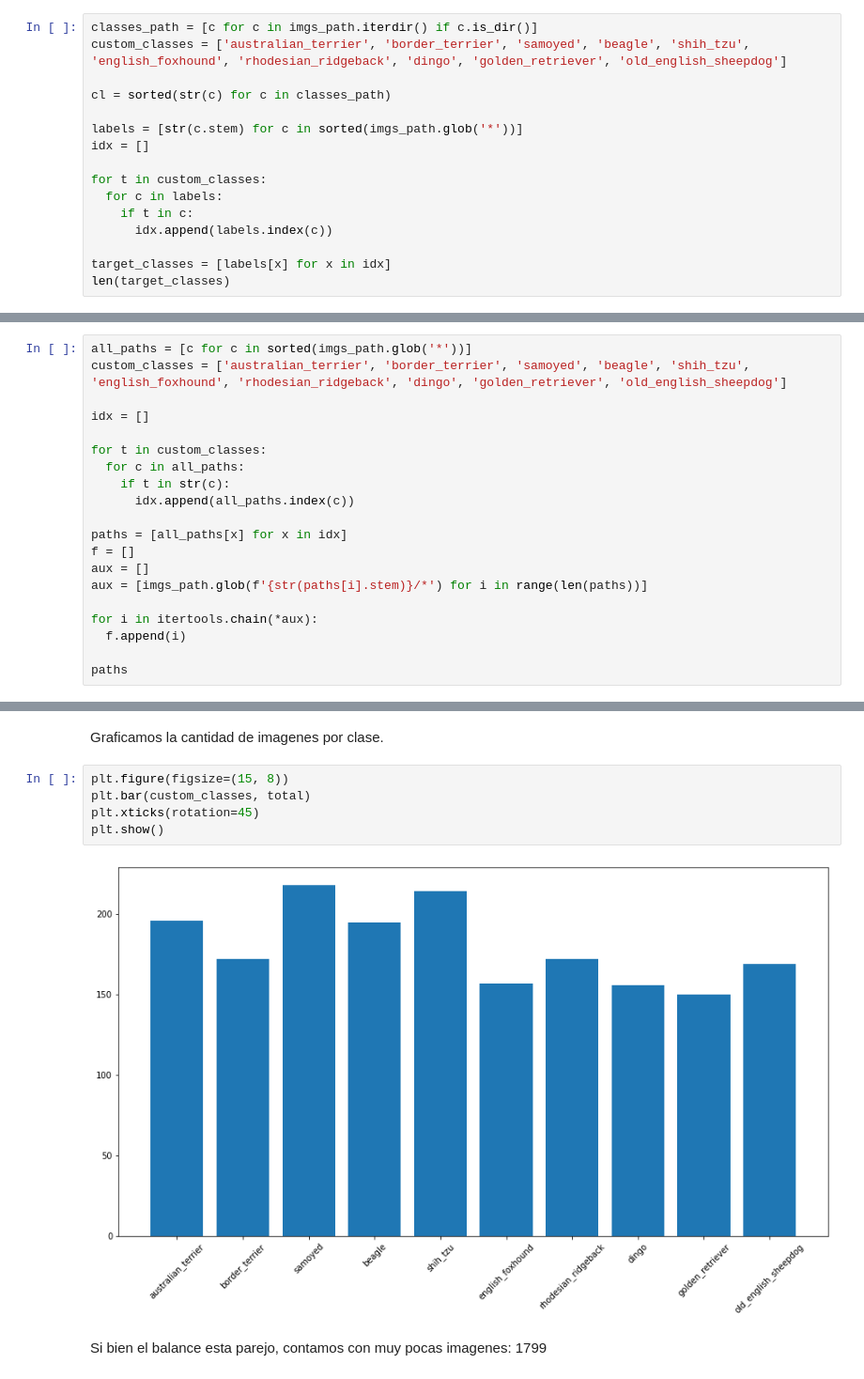
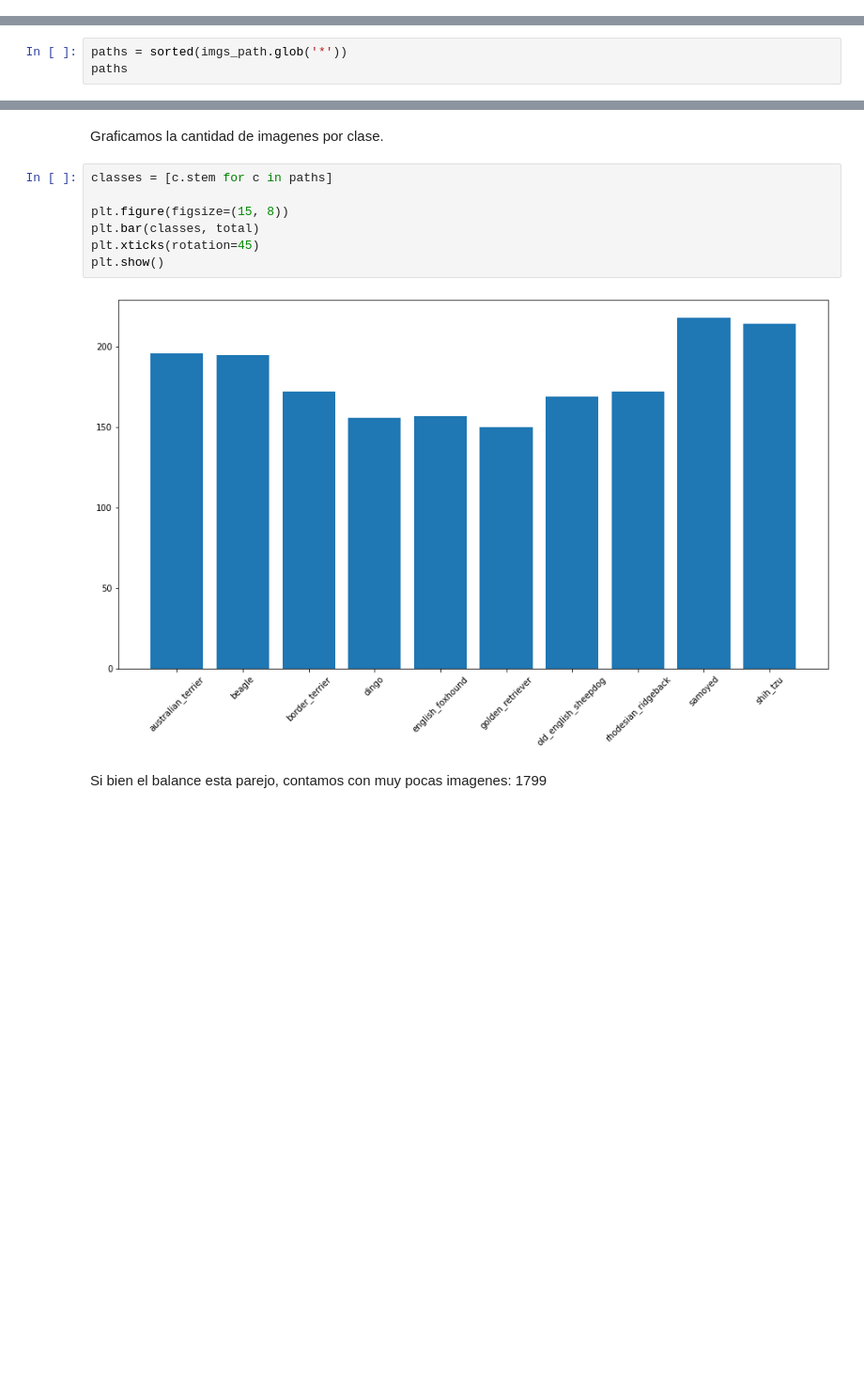
Before and after one commit to tomiambro/pytorch_end_to_end, a Jupyter notebook: pytorch_ex.ipynb, the cells around one changed output, grey strips where cells are left out. Shown at 94% size. Cells and saved outputs as stored; diff of their text form; blank space fills up the shorter version.

```diff
--- a/pytorch_ex.ipynb
+++ b/pytorch_ex.ipynb
@@ -48,16 +45,0 @@ Definimos las razas de perro que nos interesa identificar.
-# %%
-classes_path = [c for c in imgs_path.iterdir() if c.is_dir()]
-custom_classes = ['australian_terrier', 'border_terrier', 'samoyed', 'beagle', 'shih_tzu', 'english_foxhound', 'rhodesian_ridgeback', 'dingo', 'golden_retriever', 'old_english_sheepdog']
-
-cl = sorted(str(c) for c in classes_path)
-
-labels = [str(c.stem) for c in sorted(imgs_path.glob('*'))]
-idx = []
-
-for t in custom_classes:
-  for c in labels:
-    if t in c:
-      idx.append(labels.index(c))
-
-target_classes = [labels[x] for x in idx]
-len(target_classes)
@@ -66,20 +45,0 @@ len(target_classes)
-# %%
-all_paths = [c for c in sorted(imgs_path.glob('*'))]
-custom_classes = ['australian_terrier', 'border_terrier', 'samoyed', 'beagle', 'shih_tzu', 'english_foxhound', 'rhodesian_ridgeback', 'dingo', 'golden_retriever', 'old_english_sheepdog']
-
-idx = []
-
-for t in custom_classes:
-  for c in all_paths:
-    if t in str(c):
-      idx.append(all_paths.index(c))
-
-paths = [all_paths[x] for x in idx]
-f = []
-aux = []
-aux = [imgs_path.glob(f'{str(paths[i].stem)}/*') for i in range(len(paths))]
-
-for i in itertools.chain(*aux):
-  f.append(i)
-
-paths
@@ -96,0 +46,3 @@ paths
+# %%
+paths = sorted(imgs_path.glob('*'))
+paths
@@ -119,12 +82,14 @@ old_english_sheepdog : 9.39 %
 # %% [markdown]
 Graficamos la cantidad de imagenes por clase.
 # %%
+classes = [c.stem for c in paths]
+
 plt.figure(figsize=(15, 8))
-plt.bar(custom_classes, total)
+plt.bar(classes, total)
 plt.xticks(rotation=45)
 plt.show()
 # %% [output]
-[figure, old version]
+[figure, new version]
 # %% [markdown]
 Si bien el balance esta parejo, contamos con muy pocas imagenes: 1799
 # %%
```
Also changed, not shown: parts of 16 cells of this notebook.
